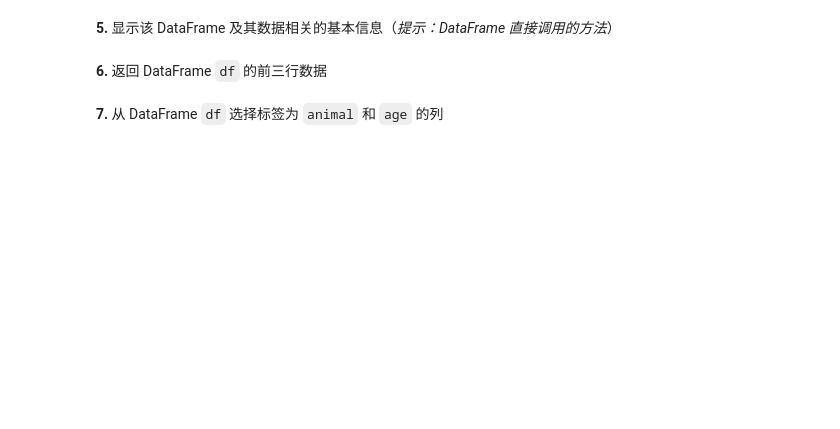
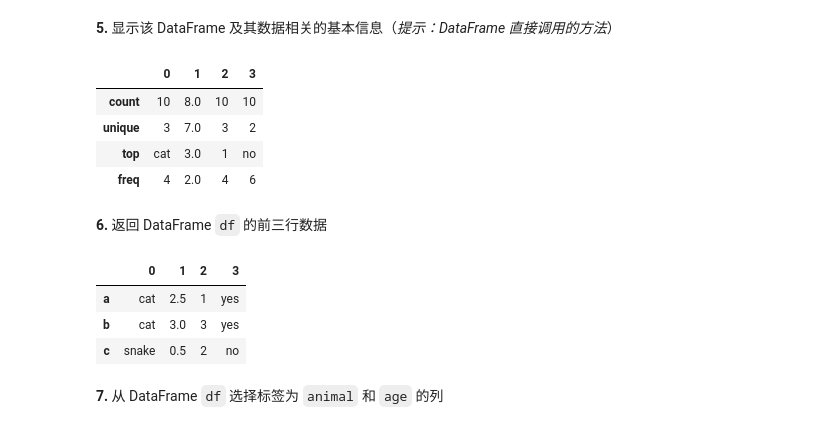
Before and after one commit to xyiling/100-pandas-puzzles-cn, a Jupyter notebook: 100-pandas-puzzles-cn.ipynb, the cells around one changed output. Cells and saved outputs as stored; diff of their text form; code cells hidden in the pictures; blank space fills up the shorter version.

```diff
--- a/100-pandas-puzzles-cn.ipynb
+++ b/100-pandas-puzzles-cn.ipynb
@@ -101,6 +112,21 @@ df = # (complete this line of code)
 # %% [markdown]
 **5.** 显示该 DataFrame 及其数据相关的基本信息（*提示：DataFrame 直接调用的方法*）
+# %%
+df.describe()
+# %% [output]
+|  | 0 | 1 | 2 | 3 |
+| count | 10 | 8.0 | 10 | 10 |
+| unique | 3 | 7.0 | 3 | 2 |
+| top | cat | 3.0 | 1 | no |
+| freq | 4 | 2.0 | 4 | 6 |
 # %% [markdown]
 **6.** 返回 DataFrame `df` 的前三行数据
+# %%
+df.head(3)
+# %% [output]
+|  | 0 | 1 | 2 | 3 |
+| a | cat | 2.5 | 1 | yes |
+| b | cat | 3.0 | 3 | yes |
+| c | snake | 0.5 | 2 | no |
 # %% [markdown]
 **7.** 从 DataFrame `df` 选择标签为 `animal` 和 `age` 的列
```
Also changed, not shown: parts of 2 cells of this notebook.
